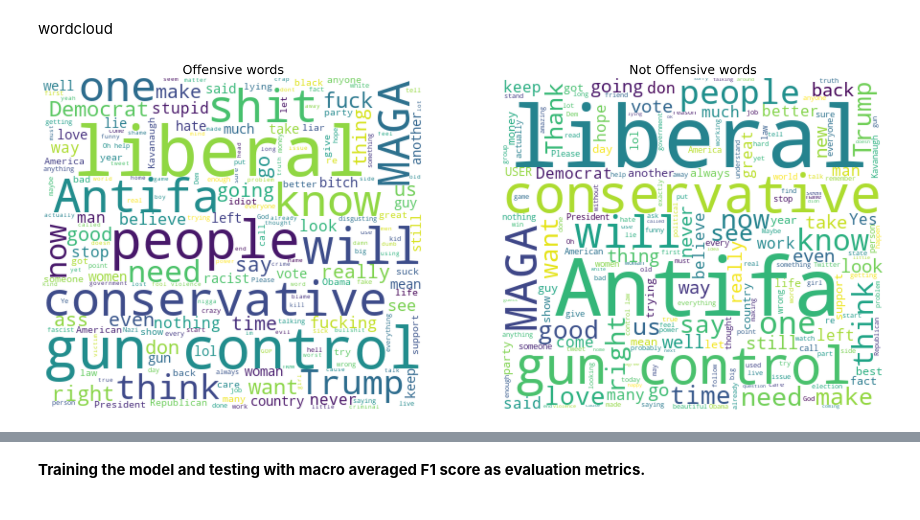
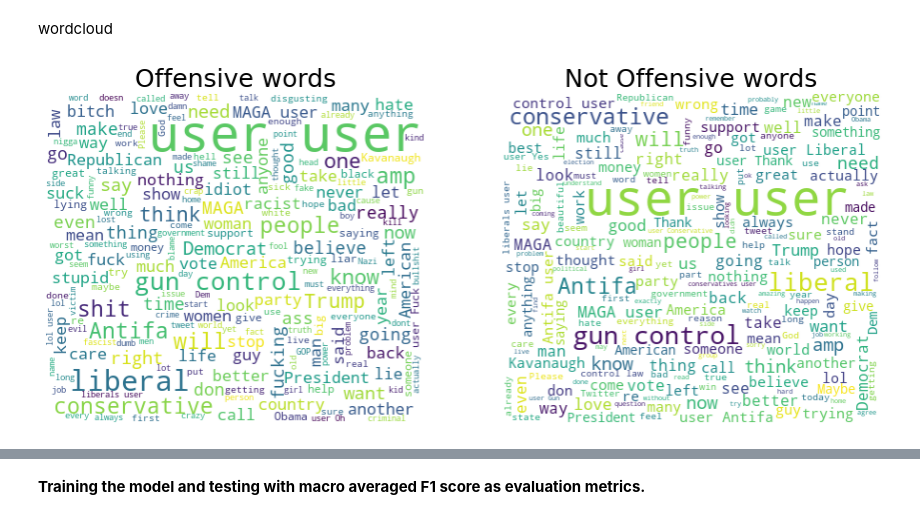
Before and after one commit to asishpattnaik1/CE888, a Jupyter notebook: Final_Project/TweetEvalClassification.ipynb, the cells around one changed output, grey strips where cells are left out. Cells and saved outputs as stored; diff of their text form; code cells hidden in the pictures.

```diff
--- a/Final_Project/TweetEvalClassification.ipynb
+++ b/Final_Project/TweetEvalClassification.ipynb
@@ -130,8 +101,0 @@ def clean_tweet(text):
-# %%
-def preprocess(text):
-    new_text = []
-    for t in text.split(" "):
-        t = '@user' if t.startswith('@') and len(t) > 1 else t
-        t = 'http' if t.startswith('http') else t
-        new_text.append(t)
-    return " ".join(new_text)
@@ -537,9 +376,3 @@ total
 # %%
 train_off = off_train_val.copy()
 train_off['text_clean'] = train_off['tweet_text'].apply(str).apply(lambda x: preprocess(x))
-# %%
-#removing workds like user and amp in clean tweets
-train_off['text_clean'] = train_off['text_clean'].str.replace('user','')
-train_off['text_clean'] = train_off['text_clean'].str.replace('amp','')
-train_off['text_clean'] = train_off['text_clean'].str.replace('@','')
-train_off
@@ -596,28 +415,28 @@ plt.show()
 # %% [markdown]
 wordcloud
 # %%
-fig, (ax1, ax2) = plt.subplots(1, 2, figsize=[30, 15])
+fig, (ax1, ax2) = plt.subplots(1, 2, figsize=[15, 15])
 
 wordcloud1 = WordCloud( background_color='white',
                         width=400,
                         height=350).generate(" ".join(off_yes))
 #wordcloud1.to_file('off_cloud.png')
 #files.download('off_cloud.png')
 
 ax1.imshow(wordcloud1)
 ax1.axis('off')
 ax1.set_title('Offensive words',fontsize=25);
 
 wordcloud2 = WordCloud( background_color='white',
                         width=400,
                         height=350).generate(" ".join(off_no))
 # wordcloud2.to_file('non_off_cloud.png')
 # files.download('non_off_cloud.png')
 ax2.imshow(wordcloud2)
 ax2.axis('off')
 ax2.set_title('Not Offensive words',fontsize=25);
 # %% [output]
-[figure, old version]
+[figure, new version]
 # %%
 # getting top 20 words in both sets of  Offensive dataset
 top_offensive_words = get_top_n_words(off_yes)
```
Also changed, not shown: parts of 71 cells of this notebook.
